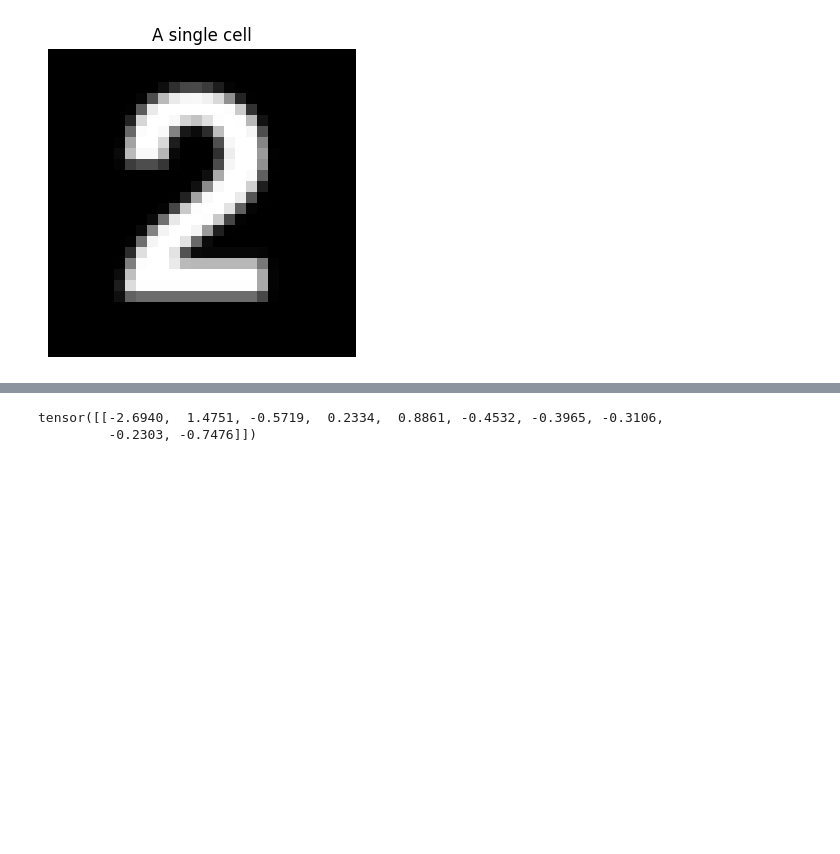
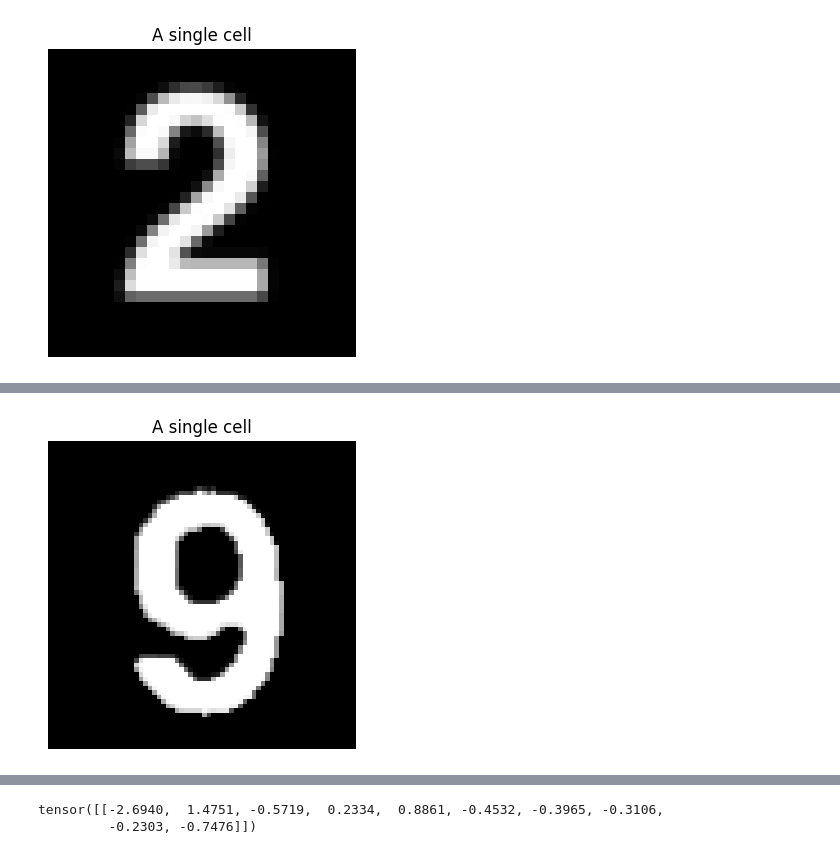
Before and after one commit to matteobarbieri/phd-school, a Jupyter notebook: home/notebooks_solution/create-realistic-dataset.ipynb, the cells around one changed output, grey strips where cells are left out. Saved outputs shown, nothing was run; the diff lists cells and outputs as text; code cells hidden in the pictures; blank space fills up the shorter version.

Commit message:
WIP on creating test set

```diff
--- a/home/notebooks_solution/create-realistic-dataset.ipynb
+++ b/home/notebooks_solution/create-realistic-dataset.ipynb
@@ -128,0 +139,17 @@ Accuracy of model MLPClassifier = 100.000000%
+# %%
+# We're going to need the estimated _single cell_'s width.
+# Since we know the grid is 9 x 9 cells, and it's a square, we can simply compute that by dividing the image's width by 9
+w, h = cropped.shape
+
+W = w//9
+# %%
+# Just to make sure that it works and returns what we expect, let's try to recover the square with the 9 in the 2nd row, 4th column
+# Remember that indexes start from 0, and the first one refers to rows, and the second one to columns.
+test_cell = remove_stuff(slice_grid(cropped, 1, 3, W))
+# %%
+plt.figure(figsize=(4, 4))
+plt.axis('off') # Removes axis
+plt.imshow(test_cell, cmap='gray')
+plt.title("A single cell");
+# %% [output]
+[figure, added]
```
Also changed, not shown: parts of 37 cells of this notebook, 6 other files.
